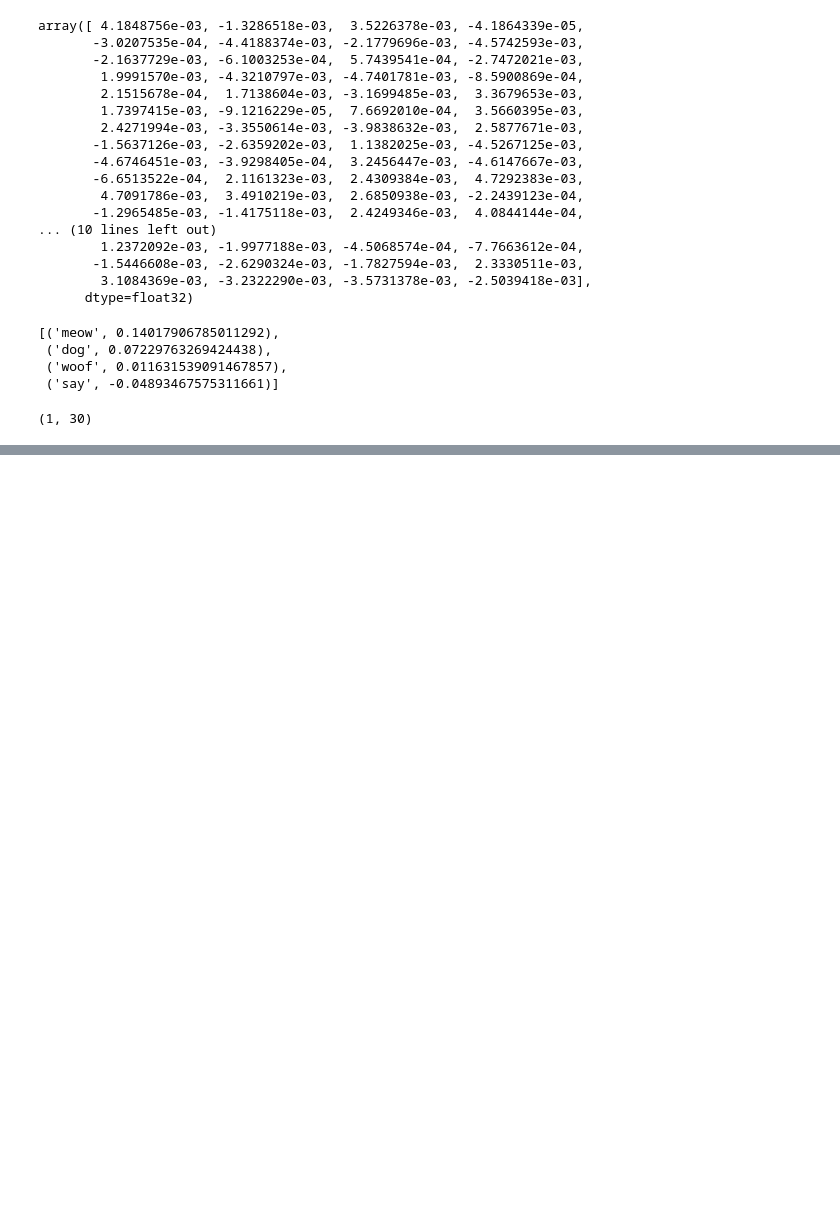
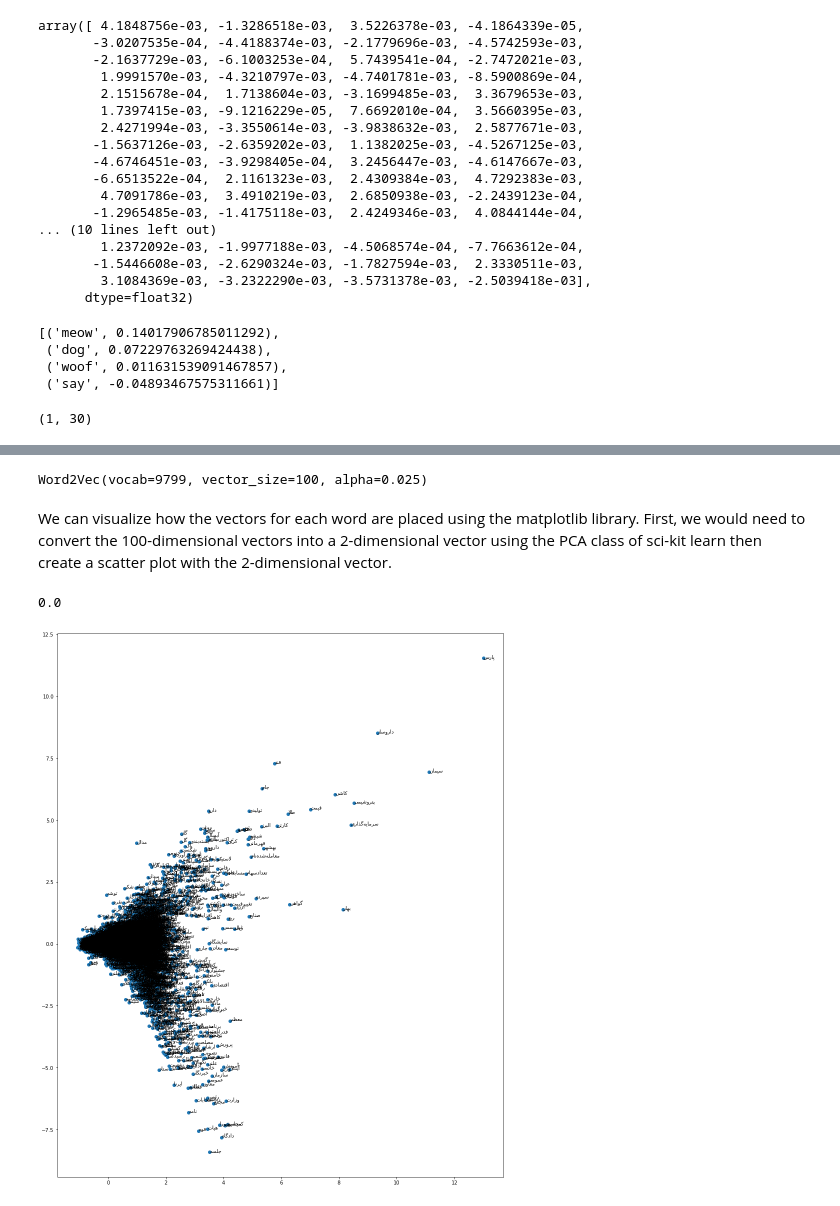
Before and after one commit to ZahraDehghani99/AI-Internship, a Jupyter notebook: Phase05_NLP_With_Neural_Networks/Embedding.ipynb, the cells around one changed output, grey strips where cells are left out. Drawn from its saved outputs; the diff is of its cells as text; code cells hidden in the pictures; blank space fills up the shorter version.

Commit message:
Train the gensim model.

```diff
--- a/Phase05_NLP_With_Neural_Networks/Embedding.ipynb
+++ b/Phase05_NLP_With_Neural_Networks/Embedding.ipynb
@@ -989,0 +1056,12 @@ model.train(sentences, total_examples=model.corpus_count, epochs=model.epochs)
+# %%
+train_path = '/content/drive/MyDrive/AI-Internship/preprocessed_data/train_updated.csv'
+valid_path = '/content/drive/MyDrive/AI-Internship/preprocessed_data/valid.csv'
+
+# read CSV file
+train = pd.read_csv(train_path)
+valid = pd.read_csv(valid_path)
+
+tokenizer = Tokenizer()
+# create list of lists of tokens to feed Word2vec model
+sentences = [tokenizer.tokenize_words(row) for row in train.preprocessing_text]
+sentences += [tokenizer.tokenize_words(row) for row in valid.preprocessing_text]
@@ -989,0 +1096,4 @@ model.train(sentences, total_examples=model.corpus_count, epochs=model.epochs)
+# %%
+model_embed = Word2Vec(min_count=3)
+
+model_embed.build_vocab(sentences)
@@ -989,0 +1143,2 @@ model.train(sentences, total_examples=model.corpus_count, epochs=model.epochs)
+# %%
+model_embed.train(sentences, total_examples=model_embed.corpus_count, epochs=model_embed.epochs)
@@ -989,0 +1210,35 @@ model.train(sentences, total_examples=model.corpus_count, epochs=model.epochs)
+# %%
+print(model_embed1)
+# %% [output]
+Word2Vec(vocab=9799, vector_size=100, alpha=0.025)
+# %% [markdown]
+We can visualize how the vectors for each word are placed using the matplotlib library. First, we would need to convert the 100-dimensional vectors into a 2-dimensional vector using the PCA class of sci-kit learn then create a scatter plot with the 2-dimensional vector.
+# %%
+model_embed.get_latest_training_loss()
+# %% [output]
+0.0
+# %%
+# retrive the vectors from the model
+vectors = model_embed.wv[model_embed.wv.index_to_key]
+
+
+# instantiate the PCA class with 2 dimensions
+# change dimention from 100 to 2 for visualization
+
+from sklearn.decomposition import PCA
+pca = PCA(n_components=2)
+
+# train the model
+result = pca.fit_transform(vectors)
+
+# plot a scatter plot
+plt.figure(figsize=(16,20))
+plt.scatter(x=result[:,0], y=result[:,1])
+
+# add annotations of the words to the data points
+words = list(model_embed.wv.index_to_key)
+
+for i, word in enumerate(words):
+  plt.annotate(get_display(reshape(word)), size=10, xy=(result[i, 0], result[i, 1]))
+# %% [output]
+[figure, added]
```
Also changed, not shown: parts of 33 cells of this notebook.
